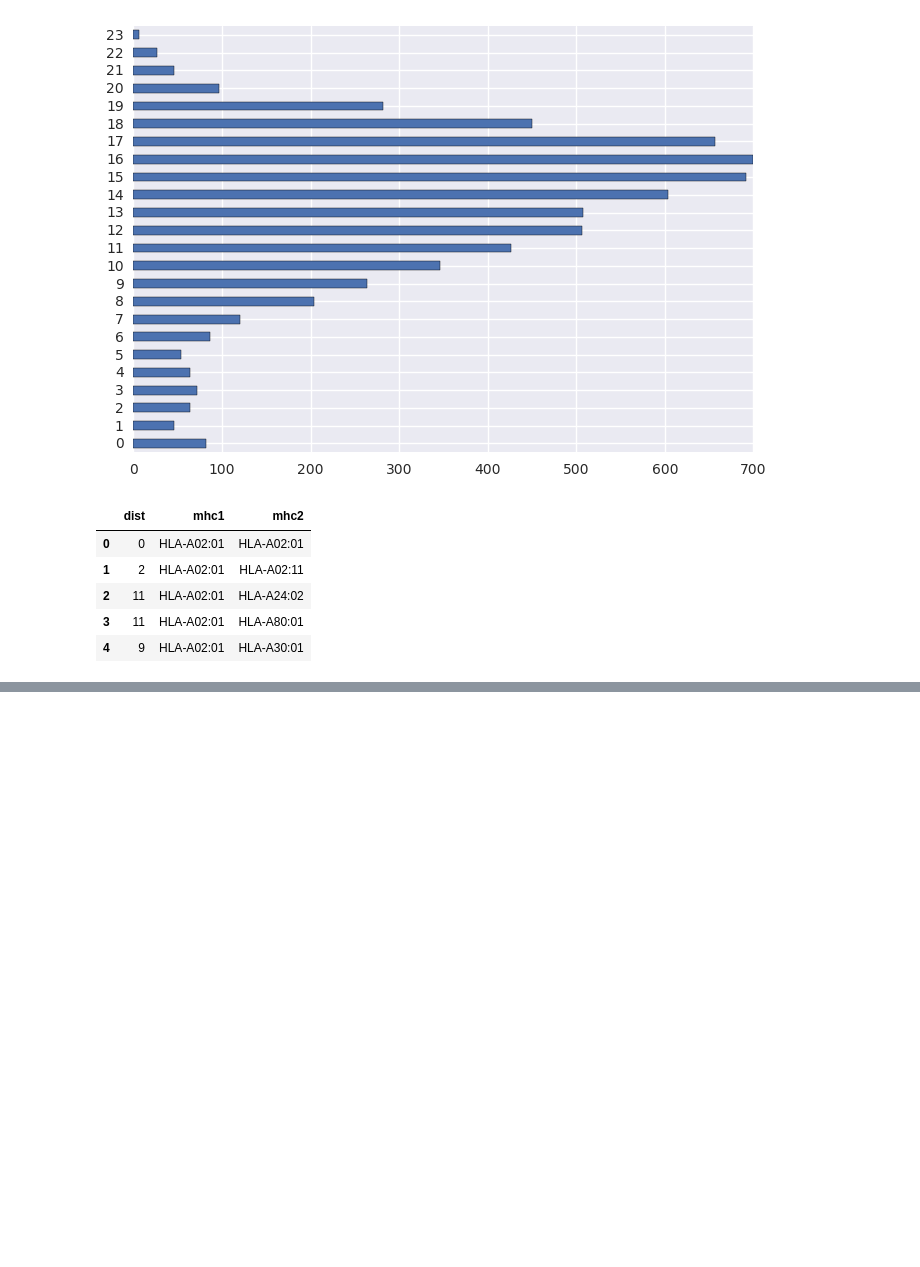
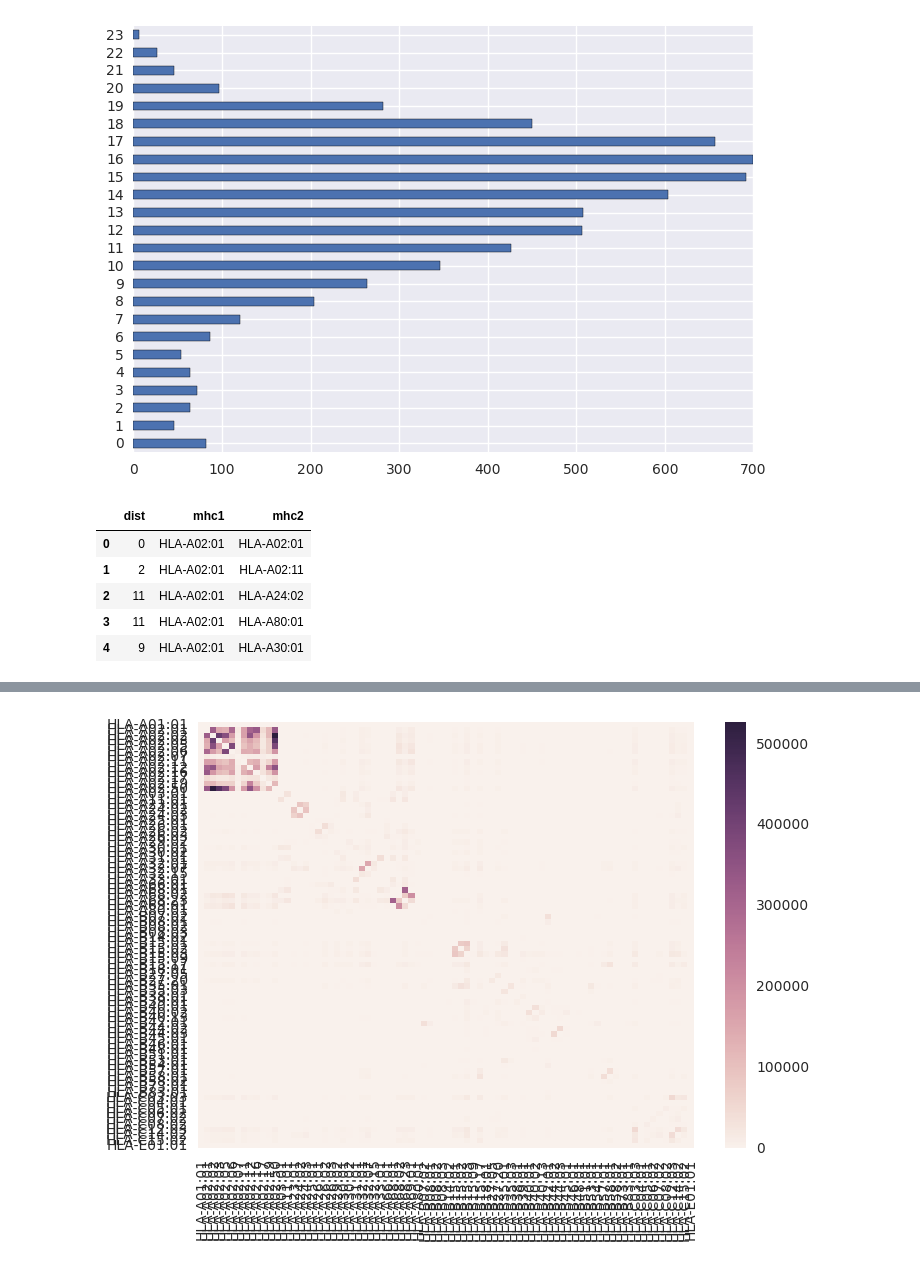
Before and after one commit to antigenomics/ipred, a Jupyter notebook: Binders_heatmap.ipynb, the cells around one changed output, grey strips where cells are left out. Saved outputs shown, nothing was run; the diff lists cells and outputs as text; code cells hidden in the pictures; blank space fills up the shorter version.

```diff
--- a/Binders_heatmap.ipynb
+++ b/Binders_heatmap.ipynb
@@ -54,7 +54,7 @@ len(inter), inter.head()
  dtype: object)
 # %%
 file_list = []
-for name in os.listdir("output/"):
+for name in os.listdir("output/netMHCpan/"):
     if "NMP" in name:
         file_list.append(name)
 for i, s in enumerate(file_list):
@@ -107,8 +109,8 @@ df2.shape
 # %% [output]
 (82, 82)
 # %%
-df1 = df.fillna(0)
-df_add = df1.add(df1.T, fill_value=0)
+# df1 = df.fillna(0)
+df_add = df2.add(df2.T, fill_value=0)
 # df_add.head()
 # %%
 g = sns.heatmap(df_add.iloc[0:70, 0:70].T)
@@ -208,0 +203,7 @@ SyntaxError: positional argument follows keyword argument (<ipython-input-114-6d
+# %%
+mhc_df1 = pd.pivot_table(mhc_dist, values='dist', index=['mhc1'], columns=['mhc2'])
+idx = mhc_df1.columns.union(mhc_df1.index)
+mhc_df1 = mhc_df1.reindex(index = idx, columns=idx, fill_value=0)
+# I replace 0 in diagonal
+mhc_df1 = mhc_df1.replace(0, 1)
+mhc_df1.head()
@@ -208,0 +222,4 @@ SyntaxError: positional argument follows keyword argument (<ipython-input-114-6d
+# %%
+df2 = df2.drop(['HLA-B27:09', 'HLA-C07:01'], axis = 0)
+df2 = df2.drop(['HLA-B27:09', 'HLA-C07:01'], axis = 1)
+df2.head()
@@ -208,0 +234,6 @@ SyntaxError: positional argument follows keyword argument (<ipython-input-114-6d
+# %%
+df2_proc = df2.add(df2.T, fill_value=0)
+df2_proc = df2_proc.divide(mhc_df1, fill_value=0)
+h = sns.heatmap(df2_proc)
+# %% [output]
+[figure, added]
```
Also changed, not shown: parts of 21 cells of this notebook, 4 other files.
